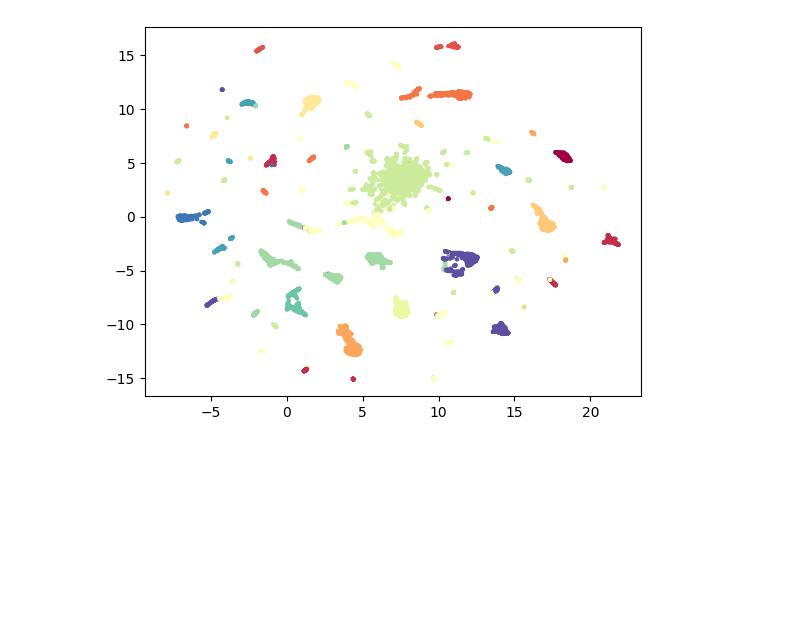
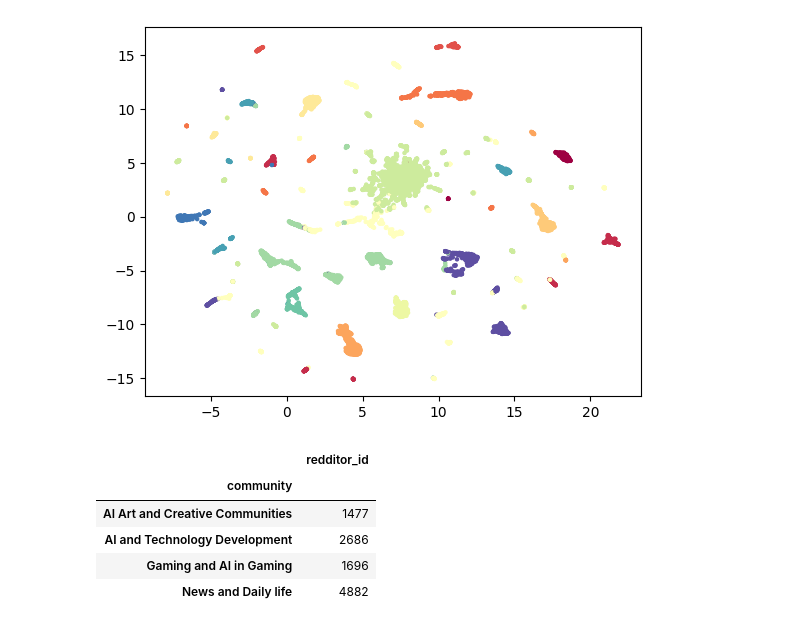
Before and after one commit to thdai2000/aiart_epfl_dh500, a Jupyter notebook: pipeline4-community analysis/clustering.ipynb, the cells around one changed output. Drawn from its saved outputs; the diff is of its cells as text; code cells hidden in the pictures; blank space fills up the shorter version.

```diff
--- a/pipeline4-community analysis/clustering.ipynb
+++ b/pipeline4-community analysis/clustering.ipynb
@@ -160,4 +197,18 @@ redditor_topics_df = pd.DataFrame(redditor_topics_dict.items(), columns=['reddit
 redditor_topics_df.to_csv('redditorTopics.csv', index=False)
+# %%
+redditor_topics_df = pd.read_csv('redditorTopics.csv')
+
+# For each topic, count the number of redditors
+redditor_topic_count = redditor_topics_df.groupby('community').count()
+
+redditor_topic_count
+# %% [output]
+|  | redditor_id |
+| community |  |
+| AI Art and Creative Communities | 1477 |
+| AI and Technology Development | 2686 |
+| Gaming and AI in Gaming | 1696 |
+| News and Daily life | 4882 |
 # %%
 df_opinions = pd.read_pickle('../pipeline3-opinion distillation/df_distilled_opinions_v2.pkl')
 # %%
```
Also changed, not shown: parts of 10 cells of this notebook, 8 other files.
